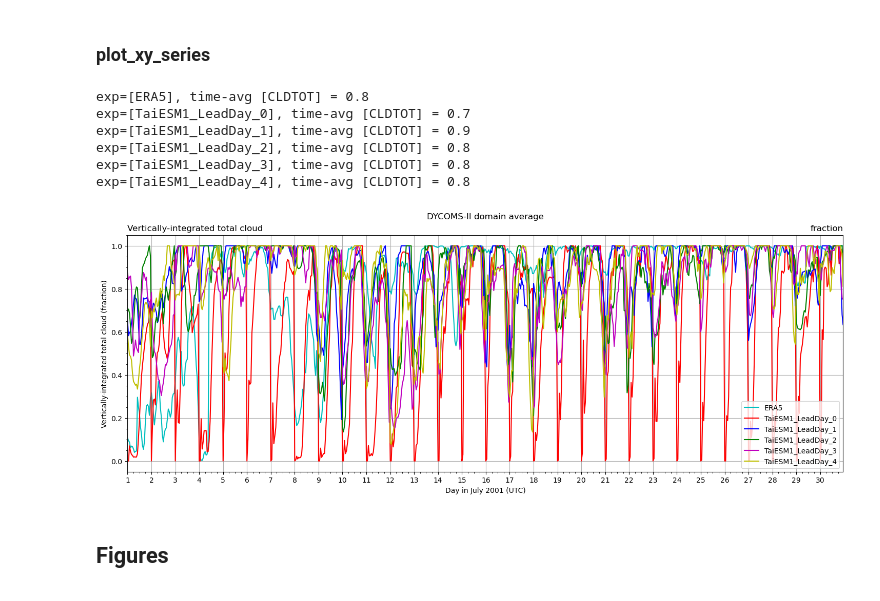
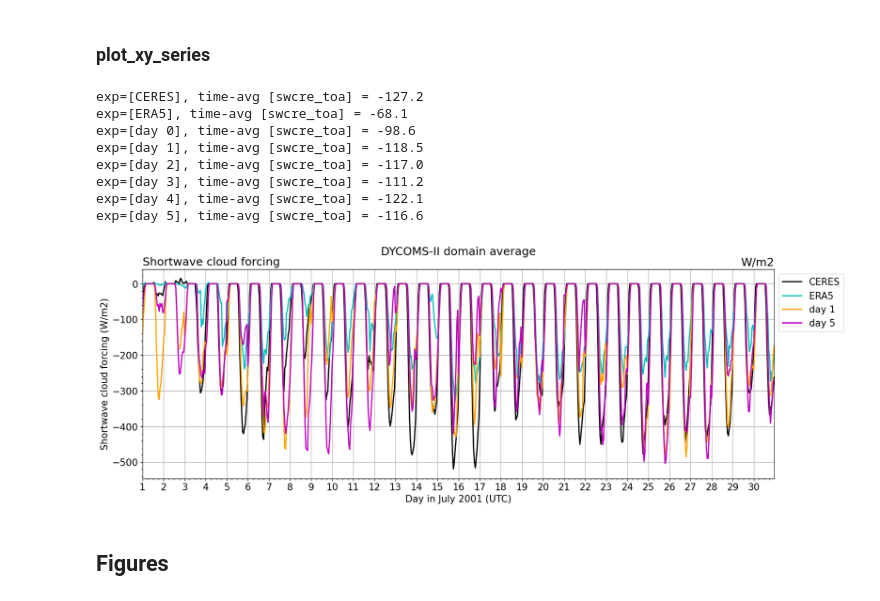
Before and after one commit to yihsuanchen/TaiESM1_Sc_diag, a Jupyter notebook: hindcast/plot/fig02_plot-xy_series_SWCRE_LWP.ipynb, the cells around one changed output. Saved outputs shown, nothing was run; the diff lists cells and outputs as text; code cells hidden in the pictures.

Commit message:
Plot SWCRE and LWP time series for TaiESM1 day+1 and +5, so there are less lines

```diff
--- a/hindcast/plot/fig02_plot-xy_series_SWCRE_LWP.ipynb
+++ b/hindcast/plot/fig02_plot-xy_series_SWCRE_LWP.ipynb
@@ -188,7 +189,7 @@ do_test=False
 
 if (do_test):
     #varname_am4 = "swcre_toa"
-    varname_am4 = "CLDTOT"
+    varname_am4 = "LWP"
     var_era5 = read_era5_var(varname_am4)
     #print(len(var_era5.values))
     print(var_era5.values)
@@ -203,7 +204,7 @@ if (do_test):
 # %%
 def read_TaiESM1_hindcast_var (varname_am4, lead_day,
                                region="DYCOMS",
-                               choice="TaiESM1_July01_30_hourly_2d",varname="FSNTOA"):
+                               choice="TaiESM1_July01_30_2d_1hr",varname="FSNTOA"):
 
     da_taiesm = read_data.read_TaiESM1_hindcast_data(choice, lead_day)
 
@@ -215,6 +216,11 @@ def read_TaiESM1_hindcast_var (varname_am4, lead_day,
         varname1 = "SOLIN"  # clear-sky
         var1 = da_taiesm.get(varname1)  #.mean("time")
 
+    elif (varname_am4 == "LWP"):
+        varname1 = "TGCLDLWP"  # clear-sky
+        var1 = da_taiesm.get(varname1) * 1000. #.mean("time")
+        var1['units']="g/m2"
+        #var1 = yhc.unit_convert(var1)
     else:
         var1 = da_taiesm.get(varname_am4)
 
@@ -226,15 +232,15 @@ def read_TaiESM1_hindcast_var (varname_am4, lead_day,
 # do_test
 #-----------
 
-do_test=True
-#do_test=False
+#do_test=True
+do_test=False
 
 if (do_test):
-    varname_am4 = "CLDTOT"
+    varname_am4 = "LWP"
 
-    var2_taiesm = read_TaiESM1_hindcast_var(varname_am4, lead_day=2)
+    var2_taiesm = read_TaiESM1_hindcast_var(varname_am4, lead_day=5)
 
-#var2_taiesm
+#var2_taiesm.values
 # %% [markdown]
 ## Plot functions
 # %% [markdown]
@@ -447,6 +453,8 @@ def plot_xy_series(ax, varname_am4, region="DYCOMS",
 
     if (varname_am4 == "swcre_toa" or varname_am4 == "swdn_toa"):
         do_plot_ceres = True
+    elif (varname_am4 == "LWP"):
+        do_plot_ceres = False
 
     #--- read vaiables
     var_ceres_ijavg = read_ceres_var(varname_am4)
@@ -456,62 +464,69 @@ def plot_xy_series(ax, varname_am4, region="DYCOMS",
     var_taiesm_ld2 = read_TaiESM1_hindcast_var(varname_am4, lead_day=2)
     var_taiesm_ld3 = read_TaiESM1_hindcast_var(varname_am4, lead_day=3)
     var_taiesm_ld4 = read_TaiESM1_hindcast_var(varname_am4, lead_day=4)
+    var_taiesm_ld5 = read_TaiESM1_hindcast_var(varname_am4, lead_day=5)
 
     #--- set style
     style_ceres = 'k-'; label_ceres = "CERES"
     style_era5 = 'c-' ; label_era5  = "ERA5"
-    style_taiesm1_ld0 = 'r-'; label_taiesm1_ld0 = "TaiESM1_LeadDay_0"
-    style_taiesm1_ld1 = 'b-'; label_taiesm1_ld1 = "TaiESM1_LeadDay_1"
-    style_taiesm1_ld2 = 'g-'; label_taiesm1_ld2 = "TaiESM1_LeadDay_2"
-    style_taiesm1_ld3 = 'm-'; label_taiesm1_ld3 = "TaiESM1_LeadDay_3"
-    style_taiesm1_ld4 = 'y-'; label_taiesm1_ld4 = "TaiESM1_LeadDay_4"
+    style_taiesm1_ld0 = 'r-'; label_taiesm1_ld0 = "day 0"
+    style_taiesm1_ld1 = 'orange'; label_taiesm1_ld1 = "day 1"
+    style_taiesm1_ld2 = 'g-'; label_taiesm1_ld2 = "day 2"
+    style_taiesm1_ld3 = 'b-'; label_taiesm1_ld3 = "day 3"
+    style_taiesm1_ld4 = 'y-'; label_taiesm1_ld4 = "day 4"
+    style_taiesm1_ld5 = 'm-'; label_taiesm1_ld5 = "day 5"
 
     #--- plot
     if (do_plot_ceres): ax.plot(tt, var_ceres_ijavg, style_ceres, label=label_ceres)
     ax.plot(tt, var_era5_ijavg, style_era5, label=label_era5)
-    ax.plot(tt, var_taiesm_ld0, style_taiesm1_ld0, label=label_taiesm1_ld0)
+    #ax.plot(tt, var_taiesm_ld0, style_taiesm1_ld0, label=label_taiesm1_ld0)
     ax.plot(tt, var_taiesm_ld1, style_taiesm1_ld1, label=label_taiesm1_ld1)
-    ax.plot(tt, var_taiesm_ld2, style_taiesm1_ld2, label=label_taiesm1_ld2)
-    ax.plot(tt, var_taiesm_ld3, style_taiesm1_ld3, label=label_taiesm1_ld3)
-    ax.plot(tt, var_taiesm_ld4, style_taiesm1_ld4, label=label_taiesm1_ld4)
+    #ax.plot(tt, var_taiesm_ld2, style_taiesm1_ld2, label=label_taiesm1_ld2)
+    #ax.plot(tt, var_taiesm_ld3, style_taiesm1_ld3, label=label_taiesm1_ld3)
+    #ax.plot(tt, var_taiesm_ld4, style_taiesm1_ld4, label=label_taiesm1_ld4)
+    ax.plot(tt, var_taiesm_ld5, style_taiesm1_ld5, label=label_taiesm1_ld5)
 
     ax_def_xy(ax, var_taiesm_ld0)
 
-    ax.legend()
+    ax.legend(loc='upper left', bbox_to_anchor=(1, 1))
 
     if (do_plot_ceres): compuate_avg(var_ceres_ijavg, varname_am4, name = label_ceres)
     compuate_avg(var_era5_ijavg, varname_am4, name = label_era5)
     compuate_avg(var_taiesm_ld0, varname_am4, name = label_taiesm1_ld0)
     compuate_avg(var_taiesm_ld1, varname_am4, name = label_taiesm1_ld1)
     compuate_avg(var_taiesm_ld2, varname_am4, name = label_taiesm1_ld2)
     compuate_avg(var_taiesm_ld3, varname_am4, name = label_taiesm1_ld3)
     compuate_avg(var_taiesm_ld4, varname_am4, name = label_taiesm1_ld4)
+    compuate_avg(var_taiesm_ld5, varname_am4, name = label_taiesm1_ld5)
 
     #y_min = -600.
     #y_max = 2000.
     #ax.grid(False, axis = "x")
     #plot_night_shading(ax, y_bottom = y_min, y_top = y_max)  #--- plot night shading
 
 #-----------
 # do_test
 #-----------
 
-#do_test=True
-do_test=False
+do_test=True
+#do_test=False
 
 if (do_test):
     fig, ax = plt.subplots(1,1, figsize=(18, 6))
-    varname_am4 = "CLDTOT"
+    #varname_am4 = "LWP"
+    varname_am4 = "swcre_toa"
 
     plot_xy_series(ax, varname_am4)
 # %% [output]
-exp=[ERA5], time-avg [CLDTOT] = 0.8
-exp=[TaiESM1_LeadDay_0], time-avg [CLDTOT] = 0.7
-exp=[TaiESM1_LeadDay_1], time-avg [CLDTOT] = 0.9
-exp=[TaiESM1_LeadDay_2], time-avg [CLDTOT] = 0.8
-exp=[TaiESM1_LeadDay_3], time-avg [CLDTOT] = 0.8
-exp=[TaiESM1_LeadDay_4], time-avg [CLDTOT] = 0.8
+exp=[CERES], time-avg [swcre_toa] = -127.2
+exp=[ERA5], time-avg [swcre_toa] = -68.1
+exp=[day 0], time-avg [swcre_toa] = -98.6
+exp=[day 1], time-avg [swcre_toa] = -118.5
+exp=[day 2], time-avg [swcre_toa] = -117.0
+exp=[day 3], time-avg [swcre_toa] = -111.2
+exp=[day 4], time-avg [swcre_toa] = -122.1
+exp=[day 5], time-avg [swcre_toa] = -116.6
-[figure, old version]
+[figure, new version]
 # %% [markdown]
 ## Figures
 # %% [markdown]
```
Also changed, not shown: parts of 6 cells of this notebook.
